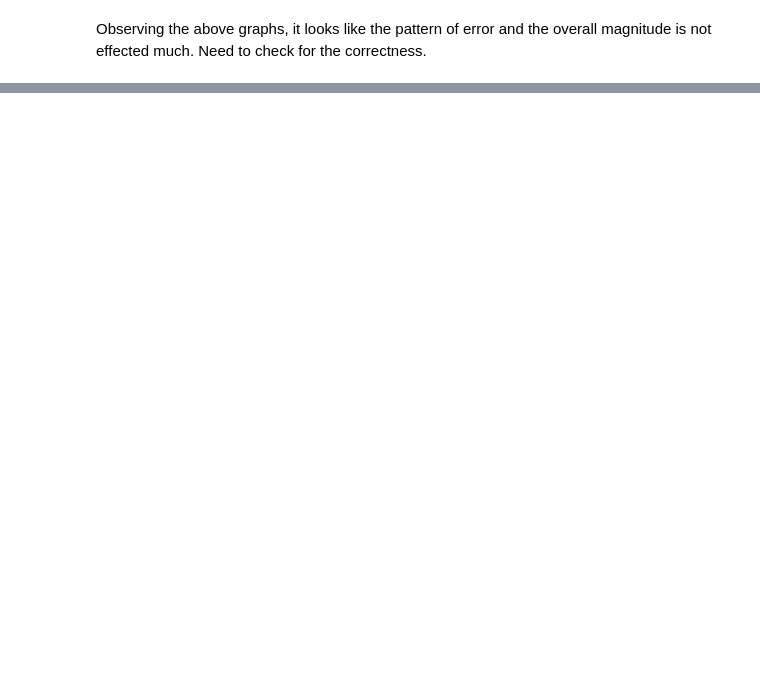
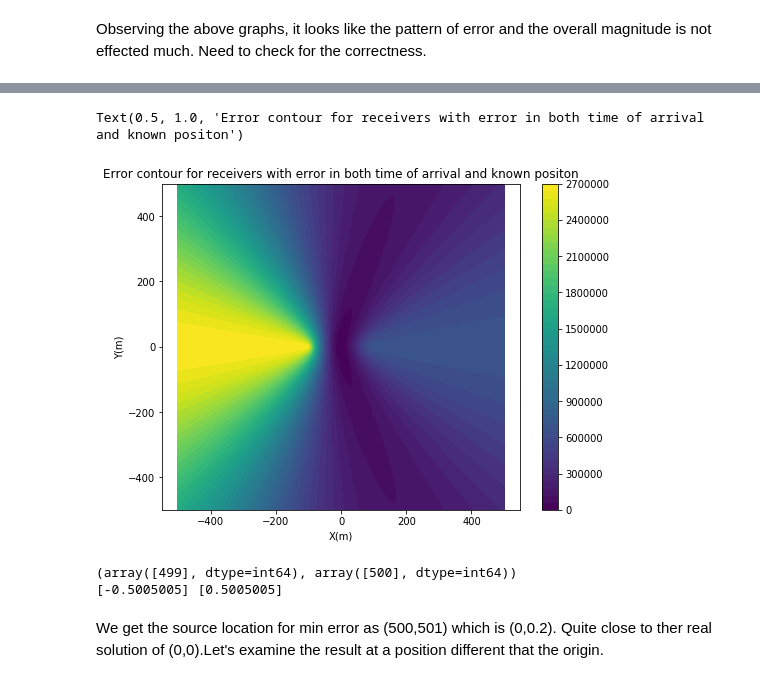
Before and after one commit to Student-Satellite-IITB/GLEE, a Jupyter notebook: Seismology_Simulations/Source_localization_TDOA.ipynb, the cells around one changed output, grey strips where cells are left out. Cells and saved outputs as stored; diff of their text form; code cells hidden in the pictures; blank space fills up the shorter version.

Commit message:
Source localization with TDOA
Implementation of time difference of arrival technique to localize the source.

```diff
--- a/Seismology_Simulations/Source_localization_TDOA.ipynb
+++ b/Seismology_Simulations/Source_localization_TDOA.ipynb
@@ -462,0 +467,46 @@ Observing the above graphs, it looks like the pattern of error and the overall m
+# %%
+# Testing out with 100 receivers placed in a line
+
+
+
+rec_pos_act= np.zeros(shape =(101,2))  # Let us say that there are 3 reeivers placed at origin
+rec_pos_act[:,0] = np.linspace(start=-100,stop=100,num=101)
+rec_pos_act[:,1] = 0
+t_rec_ideal = np.zeros(shape =(101,1))  # ideal value at receivers
+t_rec_ideal[50:101] = np.linspace(start =0, stop = 100, num=51).reshape(51,1)
+t_rec_ideal[0:50] = np.linspace(start =100, stop = 2, num=50).reshape(50,1)
+noise_t = np.random.normal(loc=0.0,scale =0.2,size = (101,1))
+noise_r = np.random.normal(loc=0.0,scale =0.2,size = (101,2))
+t_Rec_real = t_rec_ideal + noise_t
+rec_pos_mes= rec_pos_act +noise_r
+
+c = 1 # velocity of propagation
+# %%
+# Now evaluating the function at various points in 2D
+
+x,y =np.mgrid[-500:500:1000j,-500:500:1000j]  # a 2D grid for defining domain and evaluation of source position
+error = np.zeros(shape=(1000,1000))  # To store the values at various points
+rec_pos_modified = np.zeros_like(rec_pos_act)
+rec_pos_modified[:] = rec_pos_act[:]  # Can modify later if required
+for i in range(1000):
+    for j in range(1000):
+        error[i,j] = src_Loc_recpos_error(rec_pos_mes=rec_pos_mes,t_rec=t_Rec_real,c=c,src_pos=np.array([x[i,j],y[i,j]]),rec_pos_act=rec_pos_modified)
+plt.figure(figsize=(8,6))
+plt.contourf(x,y,error,levels=50)
+plt.xlabel('X(m)')
+plt.ylabel('Y(m)')
+plt.axis('equal')
+plt.colorbar()
+plt.title('Error contour for receivers with error in both time of arrival and known positon')
+# %% [output]
+Text(0.5, 1.0, 'Error contour for receivers with error in both time of arrival and known positon')
+[figure, added]
+# %%
+np.min(error)
+print(np.where(error == np.min(error)))
+print(x[np.where(error == np.min(error))],y[np.where(error == np.min(error))])
+# %% [output]
+(array([499], dtype=int64), array([500], dtype=int64))
+[-0.5005005] [0.5005005]
+# %% [markdown]
+We get the source location for min error as (500,501) which is (0,0.2). Quite close to  ther real solution of (0,0).Let's examine the result at a position different that the origin.
```
Also changed, not shown: parts of 40 cells of this notebook.
